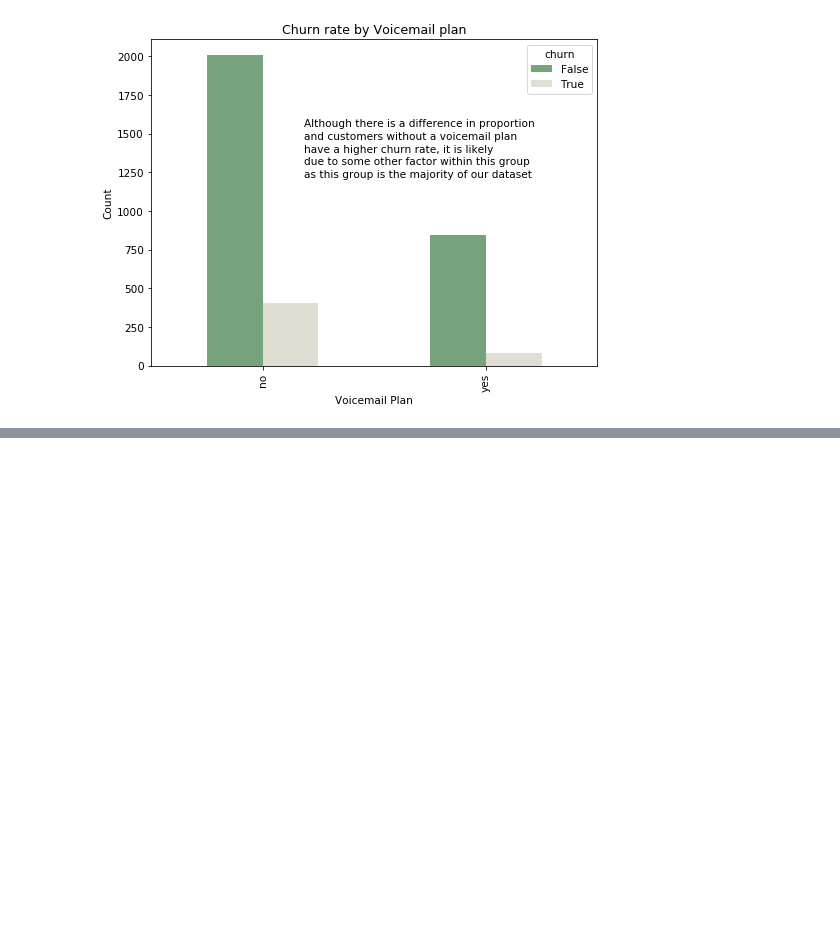
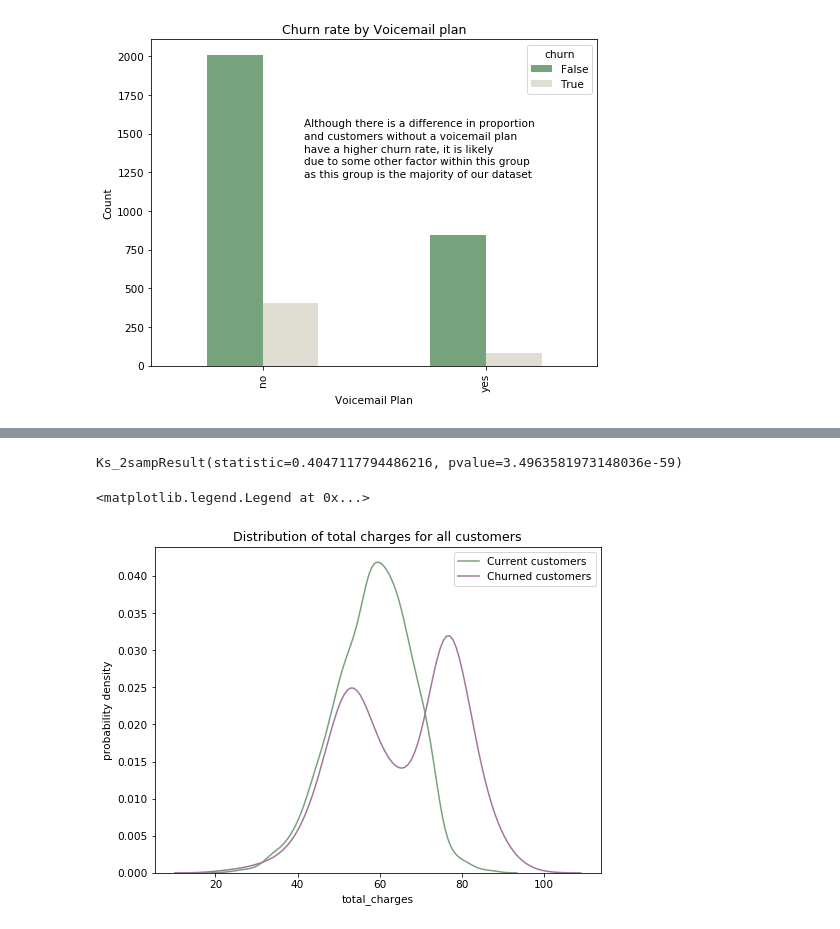
Before and after one commit to LeDorean/churn_analysis, a Jupyter notebook: notebooks/exploratory.ipynb, the cells around one changed output, grey strips where cells are left out. Drawn from its saved outputs; the diff is of its cells as text; code cells hidden in the pictures; blank space fills up the shorter version.

```diff
--- a/notebooks/exploratory.ipynb
+++ b/notebooks/exploratory.ipynb
@@ -215,0 +224,4 @@ plt.rcParams.update({'font.size': 10.5})
+# %%
+total_charges = df['total day charge'] + df['total eve charge'] + df['total night charge']  + df['total intl charge']
+total_charges_df = pd.concat([total_charges,df['churn']],axis=1).rename(columns={0:'total_charges'})
+total_charges_df.head(2)
@@ -215,0 +244,16 @@ plt.rcParams.update({'font.size': 10.5})
+# %%
+
+ks_2samp(total_charges_df[total_charges_df['churn'] == True]['total_charges'],total_charges_df[total_charges_df['churn'] == False]['total_charges'])
+# %% [output]
+Ks_2sampResult(statistic=0.4047117794486216, pvalue=3.4963581973148036e-59)
+# %%
+plt.figure(figsize=(8,6));
+plt.title('Distribution of total charges for all customers');
+plt.xlabel('Total charges');
+plt.ylabel('probability density');
+sns.distplot(total_charges_df[total_charges_df['churn'] == False]['total_charges'],hist=False,label='Current customers',color='#76a27c');
+sns.distplot(total_charges_df[total_charges_df['churn'] == True]['total_charges'],hist=False,label='Churned customers',color='#a2769c');
+plt.legend()
+# %% [output]
+<matplotlib.legend.Legend at 0x...>
+[figure, added]
```
Also changed, not shown: parts of 8 cells of this notebook.
